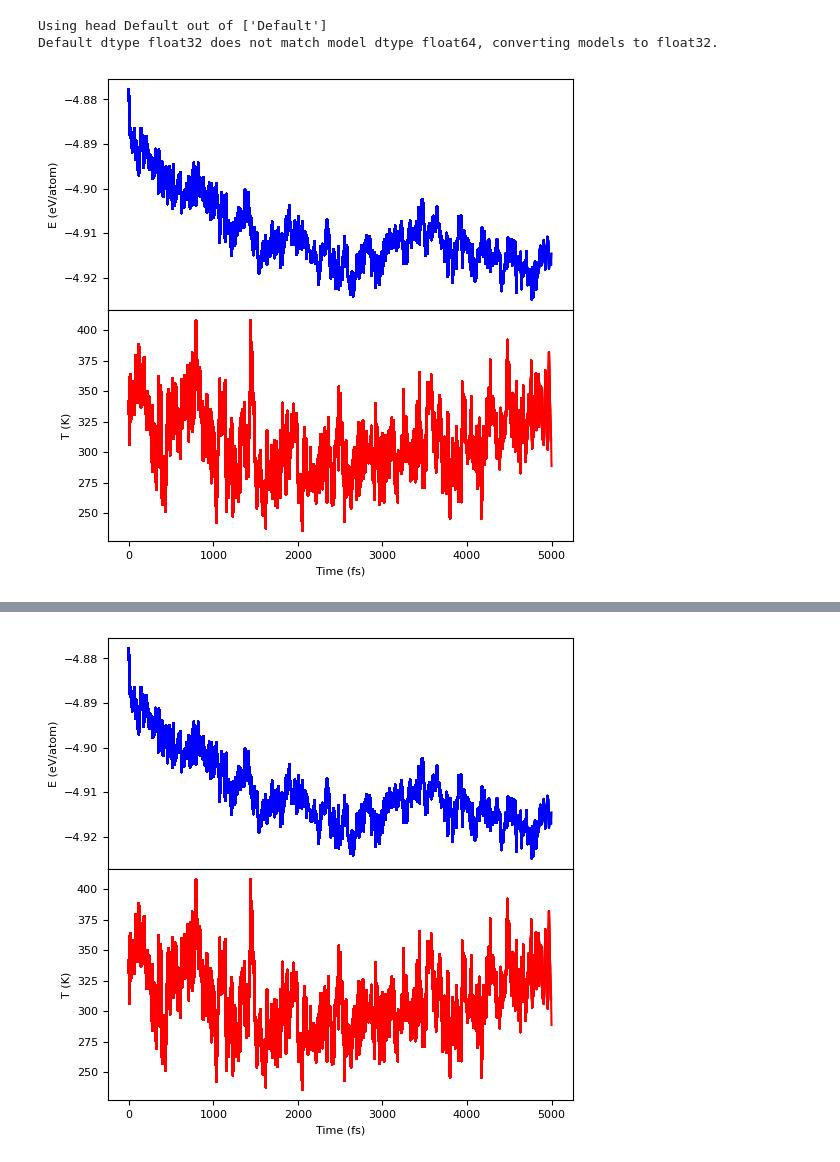
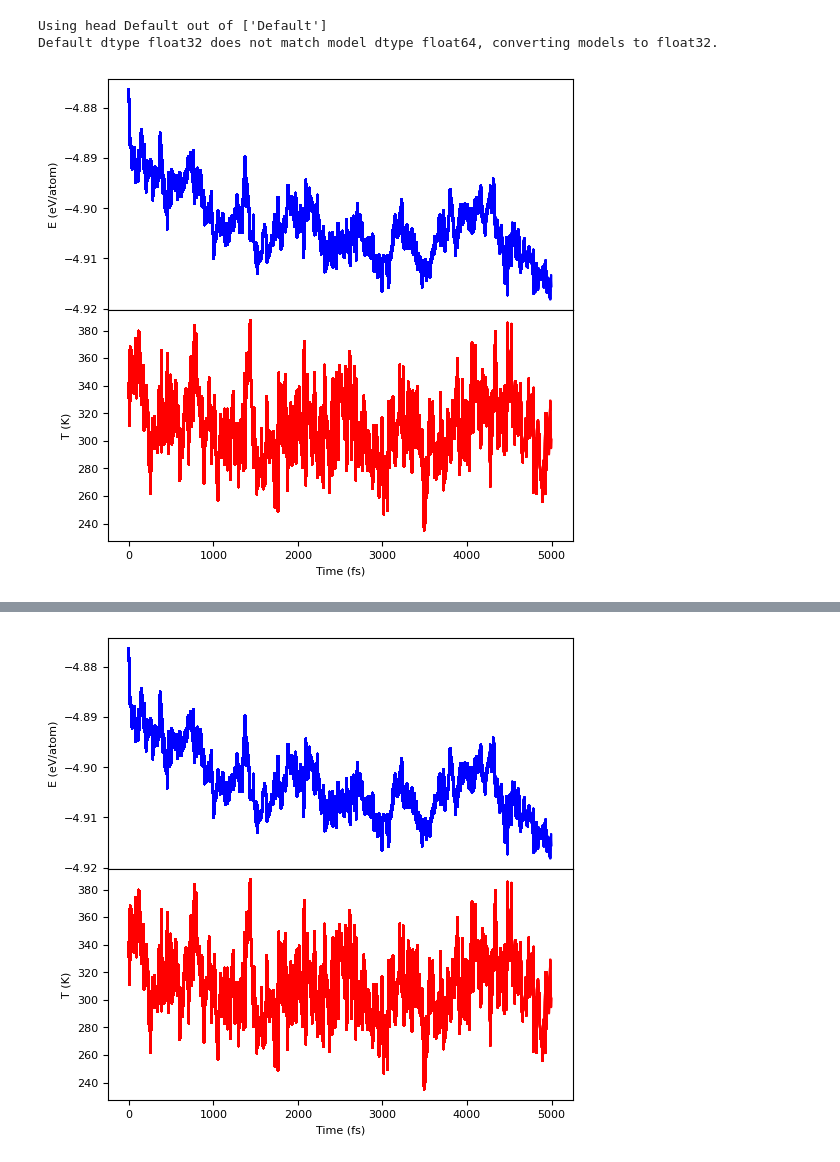
Before and after one commit to elvissoares/COQ878-QuiQuaComp, a Jupyter notebook: notebooks/notebook_Aula_MACE.ipynb, the cells around one changed output, grey strips where cells are left out. Saved outputs shown, nothing was run; the diff lists cells and outputs as text; code cells hidden in the pictures.

Commit message:
Notebook Aula MACE

```diff
--- a/notebooks/notebook_Aula_MACE.ipynb
+++ b/notebooks/notebook_Aula_MACE.ipynb
@@ -251,10 +266,10 @@ WARNING:root:'model_path' argument is deprecated, please use 'model_paths' in th
 Using head Default out of ['Default']
 Default dtype float32 does not match model dtype float64, converting models to float32.
 # %%
-#let us start with a single molecule
-init_conf = read('aimd_32h2o_300K_5ps/CONTCAR')
+init_conf = read('mace/ic_32h2o_300K.pdb')
 
-#we can use MACE as a calculator in ASE!
+np.random.seed(701)
+
 simpleMD(init_conf, temp=300, calc=macenew, fname='mace/mymace_md_32h2o_300K.xyz', s=10, T=10000)
 # %% [output]
-[figure, old version]
+[figure, new version]
@@ -262 +277 @@ MD finished in 13.88 minutes!
-[figure, old version]
+[figure, new version]
```
Also changed, not shown: parts of 9 cells of this notebook.
